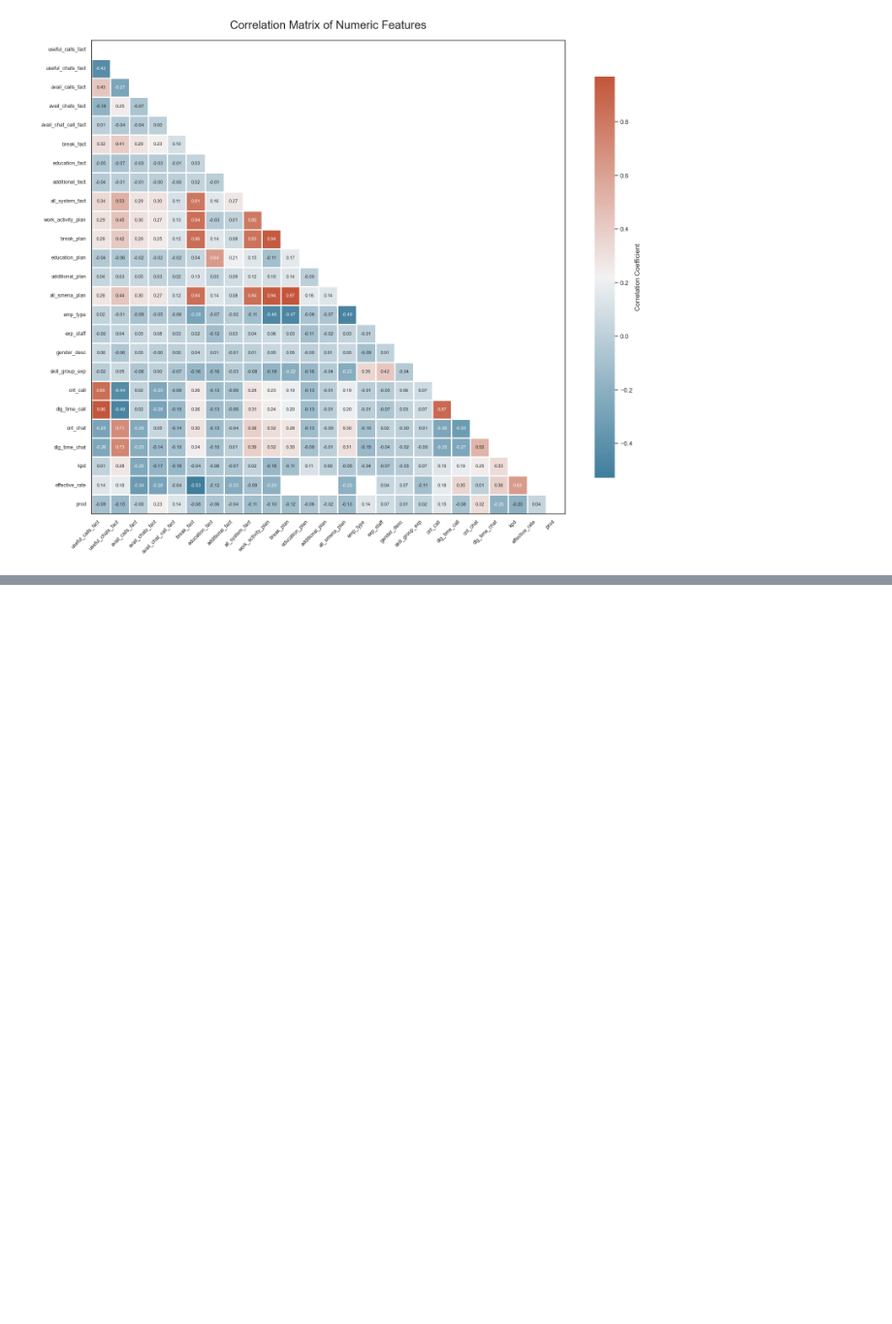
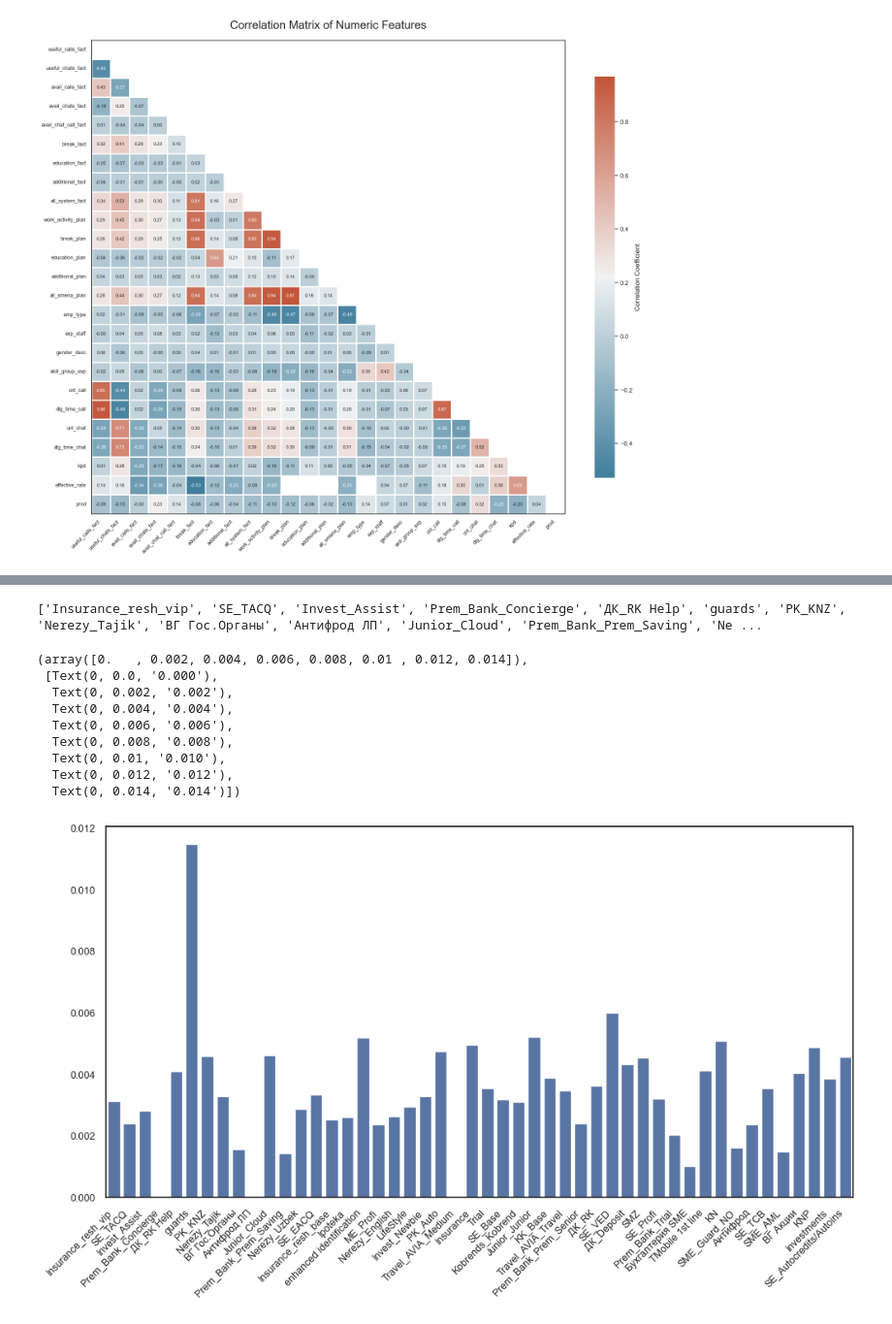
Before and after one commit to Worislooov/DANO_MSC_2025, a Jupyter notebook: Lev/graphycs.ipynb, the cells around one changed output, grey strips where cells are left out. Shown at 97% size. Saved outputs shown, nothing was run; the diff lists cells and outputs as text; code cells hidden in the pictures; blank space fills up the shorter version.

```diff
--- a/Lev/graphycs.ipynb
+++ b/Lev/graphycs.ipynb
@@ -634,0 +687,22 @@ plt.show()
+# %%
+res = {}
+plt.figure(figsize=(12, 6))
+print(list(set(df[df["emp_type" == "ТК"]]["skill_group"])))
+for i in list(set(df[df["emp_type" == "ТК"]]["skill_group"])):
+    res[i] =df[df["emp_type" == "ТК"]]["prod"].mean()
+
+sns.barplot(x=list(res.keys()), y=list(res.values()))
+plt.xticks(fontsize=9, rotation=45, ha='right')
+plt.yticks(fontsize=9)
+# %% [output]
+['Insurance_resh_vip', 'SE_TACQ', 'Invest_Assist', 'Prem_Bank_Concierge', 'ДК_RK Help', 'guards', 'PK_KNZ', 'Nerezy_Tajik', 'ВГ Гос.Органы', 'Антифрод ЛП', 'Junior_Cloud', 'Prem_Bank_Prem_Saving', 'Ne ...
+(array([0.   , 0.002, 0.004, 0.006, 0.008, 0.01 , 0.012, 0.014]),
+ [Text(0, 0.0, '0.000'),
+  Text(0, 0.002, '0.002'),
+  Text(0, 0.004, '0.004'),
+  Text(0, 0.006, '0.006'),
+  Text(0, 0.008, '0.008'),
+  Text(0, 0.01, '0.010'),
+  Text(0, 0.012, '0.012'),
+  Text(0, 0.014, '0.014')])
+[figure, added]
```
Also changed, not shown: parts of 2 cells of this notebook.
